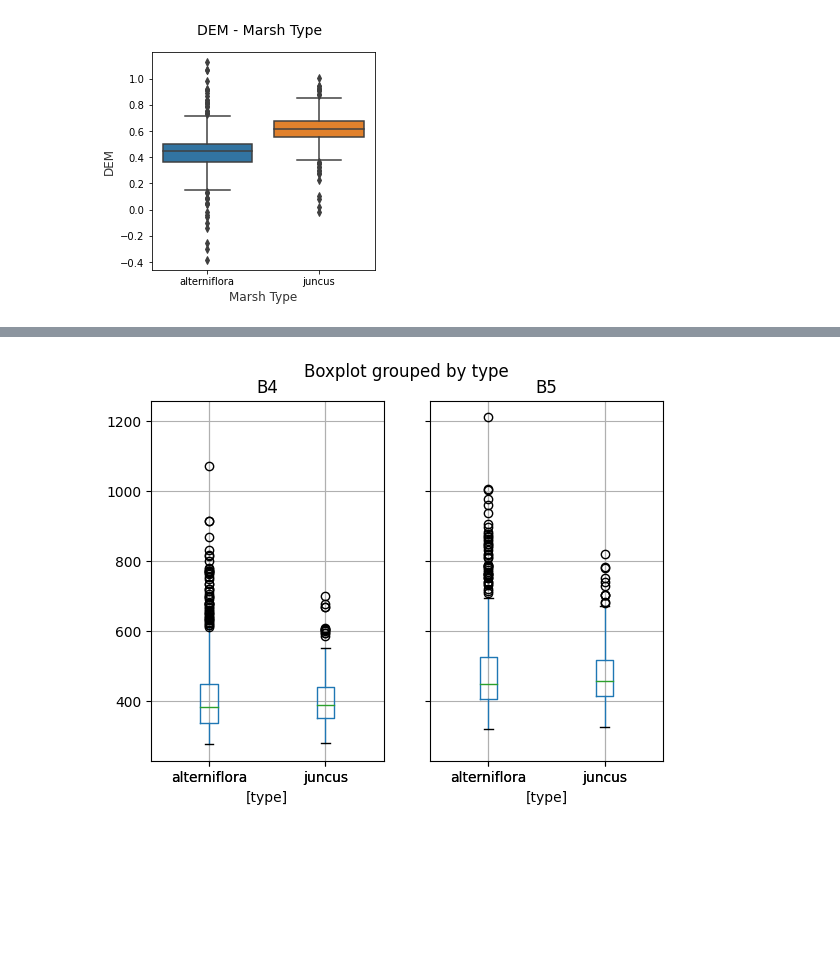
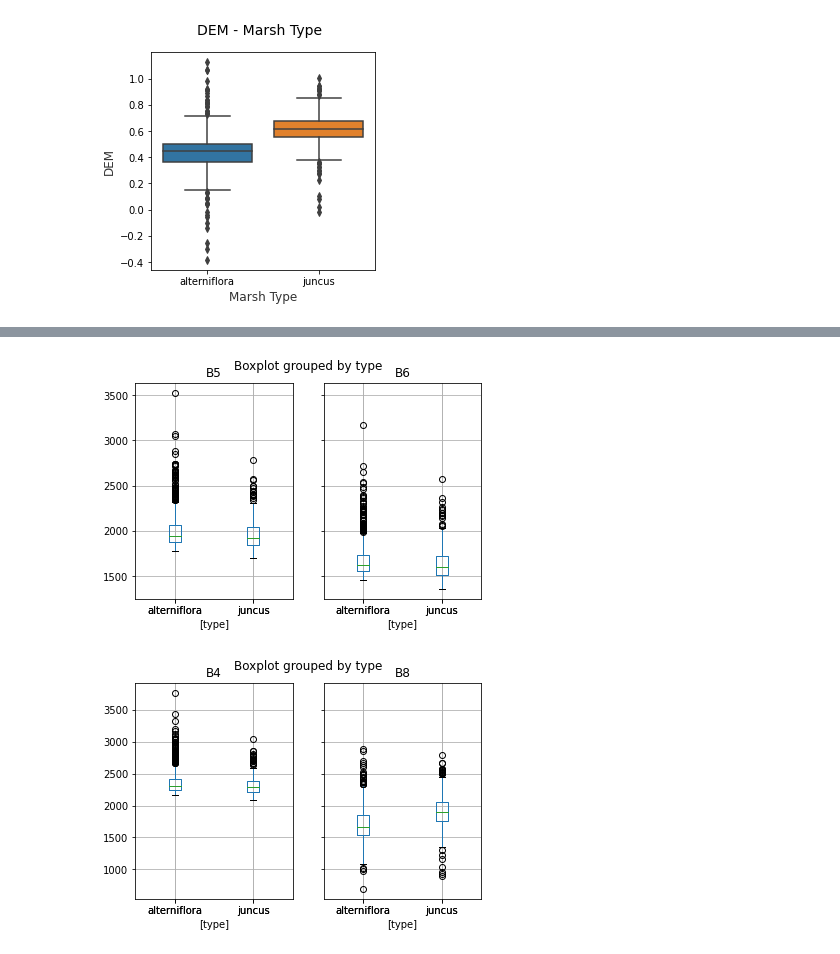
Before and after one commit to MirandaLv/MarshCommunity_EPA, a Jupyter notebook: scripts/descriptive_analysis.ipynb, the cells around one changed output, grey strips where cells are left out. Drawn from its saved outputs; the diff is of its cells as text; code cells hidden in the pictures; blank space fills up the shorter version.

```diff
--- a/scripts/descriptive_analysis.ipynb
+++ b/scripts/descriptive_analysis.ipynb
@@ -40,8 +43,9 @@ import earthpy.plot as ep
 '\n# 1\tCoastal Blue\t443 (20)\tYes - with Sentinel-2 band 1\n# 2\tBlue\t490 (50)\tYes - with Sentinel-2 band 2\n# 3\tGreen I\t531 (36)\tNo equivalent with Sentinel-2\n# 4\tGreen\t565 (36)\tYes - with ...
 # %%
 # Loading data
+seasonal = 'Oct-Dec_2022' #Jan-Mar_2022, Apr-Jun_2022, July-Sep_2022, Oct-Dec_2022
 root_dir = up(os.getcwd())
-points_data = os.path.join(root_dir, 'data/processing_data/vectors/points_planet_compJan-Mar_2022.geojson') #points_planet_composite.geojson
+points_data = os.path.join(root_dir, 'data/processing_data/vectors/points_planet_comp_{}.geojson'.format(seasonal)) #points_planet_composite.geojson
 
 gdf = gpd.read_file(points_data)
 # gdf.drop(columns=['rand_point'], inplace=True)
@@ -205,11 +209,13 @@ df['ndvi'] = gdf.apply(lambda x: (x['B8'] - x['B6']) / (x['B8'] + x['B6']), axis
 
 # get NDWI: since the SWIR band is not available for PlanetScope data to create bare soil index, the NDWI is created
 # representing the moisture and water indicator for this analysis.
-df['ndwi'] = gdf.apply(lambda x: (x['B8'] - x['B4']) / (x['B8'] + x['B4']), axis=1)
+df['ndwi'] = gdf.apply(lambda x: (x['B4'] - x['B8']) / (x['B8'] + x['B4']), axis=1)
+df['savi'] = gdf.apply(lambda x: helpers.cal_savi(x['B8'], x['B6']), axis=1)
+
 
 # data scale
 # Scaling attribute values to avoid few outiers
-cols = ['B1', 'B2', 'B3', 'B4', 'B5', 'B6', 'B7', 'B8', 'ndvi', 'ndwi']
+cols = ['B1', 'B2', 'B3', 'B4', 'B5', 'B6', 'B7', 'B8', 'ndvi', 'savi','ndwi']
 subset_df = df[cols]
 
 ss = StandardScaler()
@@ -288,5 +278,10 @@ boxplot = subdf.boxplot(by='type')
 # %%
-subdf = df[['B4', 'B5', 'type']]
+subdf = df[['B5', 'B6', 'type']]
 boxplot = subdf.boxplot(by='type')
 # %% [output]
-[figure, old version]
+[figure, new version]
+# %%
+subdf = df[['B4', 'B8', 'type']]
+boxplot = subdf.boxplot(by='type')
+# %% [output]
+[figure, added]
```
Also changed, not shown: parts of 19 cells of this notebook, 19 other files.
